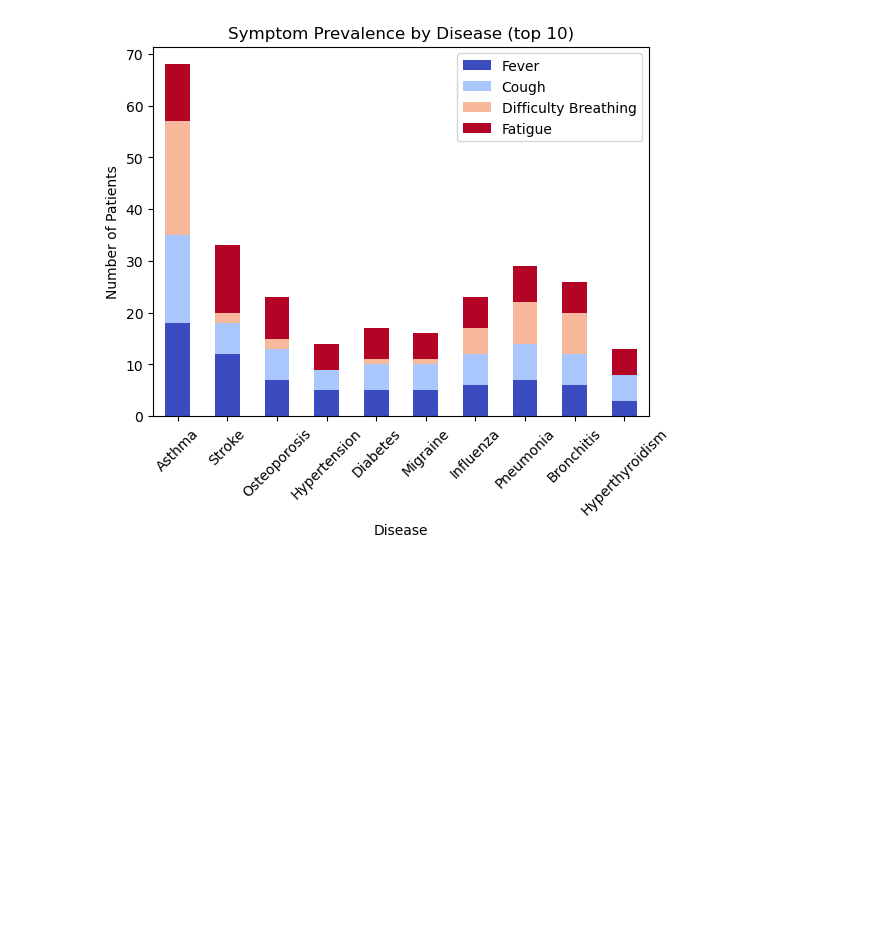
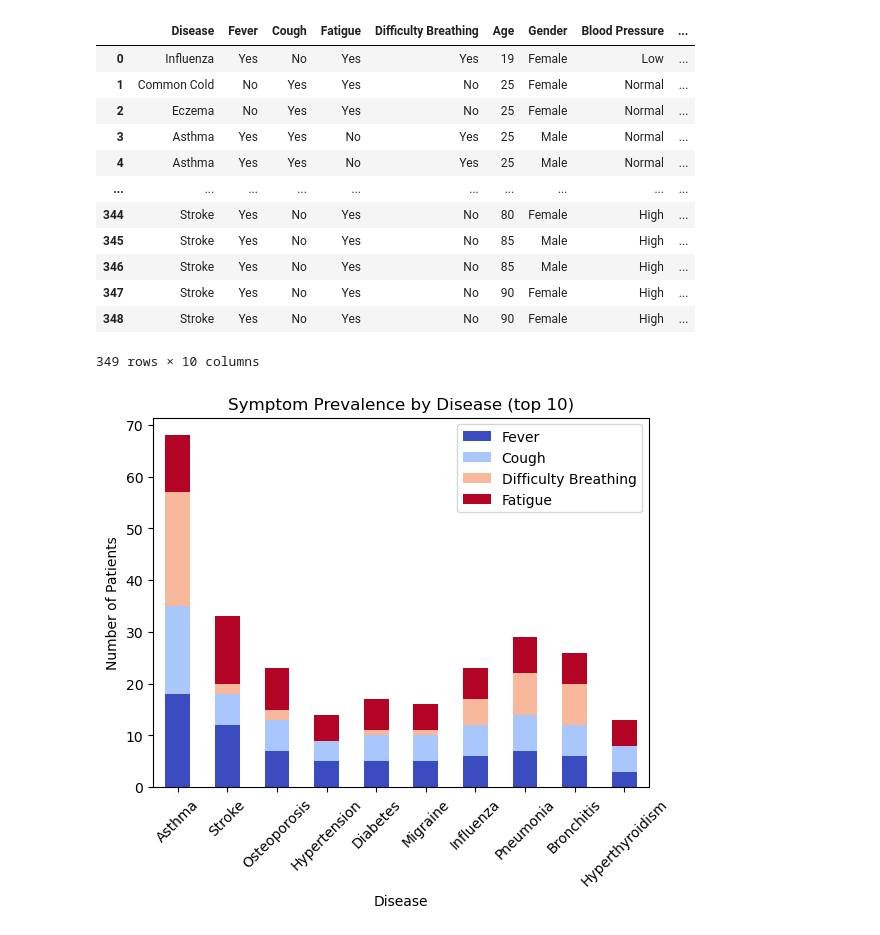
Before and after one commit to Nasir-Hussain-Datascientist/disease-symptoms-analysis, a Jupyter notebook: Untitled.ipynb, the cells around one changed output. Saved outputs shown, nothing was run; the diff lists cells and outputs as text; code cells hidden in the pictures; blank space fills up the shorter version.

```diff
--- a/Untitled.ipynb
+++ b/Untitled.ipynb
@@ -1,11 +1,26 @@
 # %%
 import pandas as pd
 import matplotlib.pyplot as plt
 import seaborn as sns
 #load dataset
 df=pd.read_csv('Disease_symptom.csv')
 
 #inspect data
+df
+# %% [output]
+|  | Disease | Fever | Cough | Fatigue | Difficulty Breathing | Age | Gender | Blood Pressure | ... |
+| 0 | Influenza | Yes | No | Yes | Yes | 19 | Female | Low | ... |
+| 1 | Common Cold | No | Yes | Yes | No | 25 | Female | Normal | ... |
+| 2 | Eczema | No | Yes | Yes | No | 25 | Female | Normal | ... |
+| 3 | Asthma | Yes | Yes | No | Yes | 25 | Male | Normal | ... |
+| 4 | Asthma | Yes | Yes | No | Yes | 25 | Male | Normal | ... |
+| ... | ... | ... | ... | ... | ... | ... | ... | ... | ... |
+| 344 | Stroke | Yes | No | Yes | No | 80 | Female | High | ... |
+| 345 | Stroke | Yes | No | Yes | No | 85 | Male | High | ... |
+| 346 | Stroke | Yes | No | Yes | No | 85 | Male | High | ... |
+| 347 | Stroke | Yes | No | Yes | No | 90 | Female | High | ... |
+| 348 | Stroke | Yes | No | Yes | No | 90 | Female | High | ... |
+349 rows × 10 columns
 # %%
 #symptom prevalence count per disease
 symptom_counts=df.groupby('Disease')[['Fever','Cough','Difficulty Breathing','Fatigue']].apply(lambda x:x.eq('Yes').sum())
```
Also changed, not shown: parts of 5 cells of this notebook, 11 other files.
